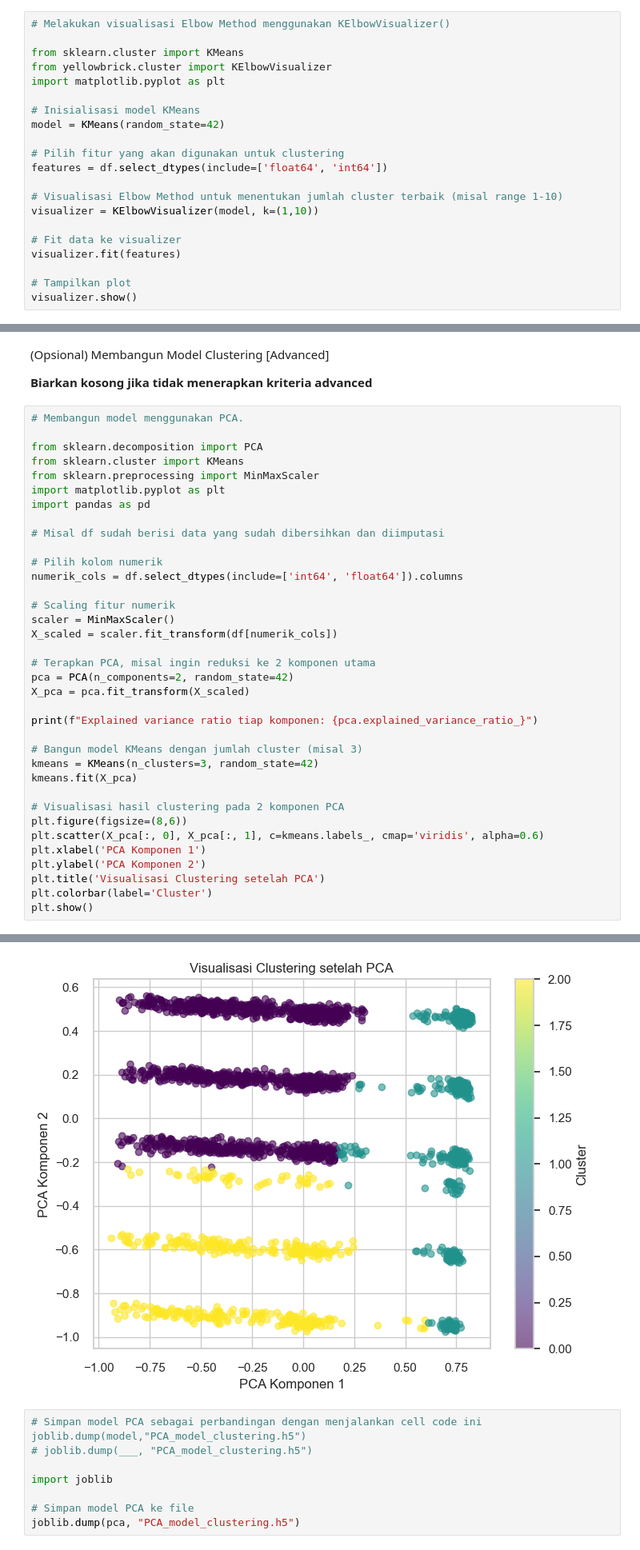
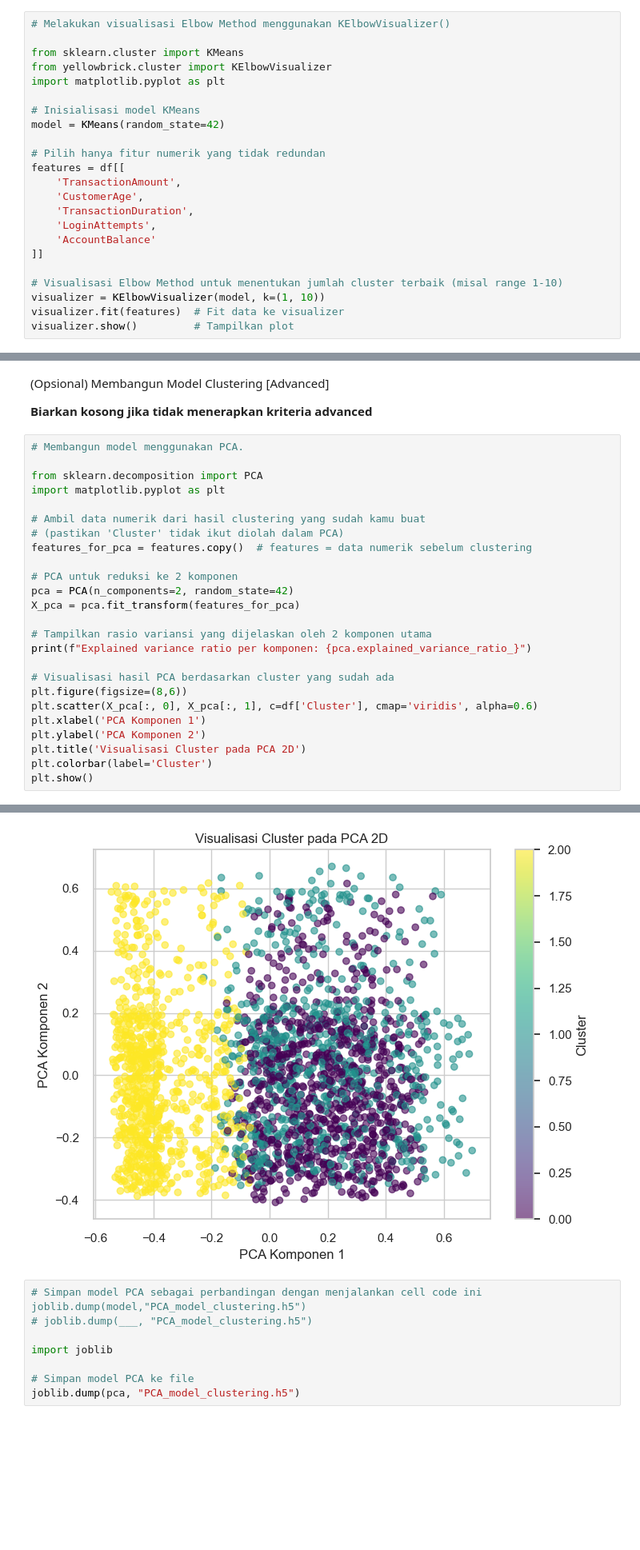
Before and after one commit to setiady16/BMLP_DIMAS-SETIADY, a Jupyter notebook: [Clustering]_Submission_Akhir_BMLP_Dimas_Setiady.ipynb, the cells around one changed output, grey strips where cells are left out. Shown at 80% size. Cells and saved outputs as stored; diff of their text form; blank space fills up the shorter version.

```diff
--- a/[Clustering]_Submission_Akhir_BMLP_Dimas_Setiady.ipynb
+++ b/[Clustering]_Submission_Akhir_BMLP_Dimas_Setiady.ipynb
@@ -778,15 +693,17 @@ import matplotlib.pyplot as plt
 # Inisialisasi model KMeans
 model = KMeans(random_state=42)
 
-# Pilih fitur yang akan digunakan untuk clustering
-features = df.select_dtypes(include=['float64', 'int64'])
+# Pilih hanya fitur numerik yang tidak redundan
+features = df[[
+    'TransactionAmount',
+    'CustomerAge',
+    'TransactionDuration',
+    'LoginAttempts',
+    'AccountBalance'
+]]
 
 # Visualisasi Elbow Method untuk menentukan jumlah cluster terbaik (misal range 1-10)
-visualizer = KElbowVisualizer(model, k=(1,10))
-
-# Fit data ke visualizer
-visualizer.fit(features)
-
-# Tampilkan plot
-visualizer.show()
+visualizer = KElbowVisualizer(model, k=(1, 10))
+visualizer.fit(features)  # Fit data ke visualizer
+visualizer.show()         # Tampilkan plot
 # %% [output]
@@ -915,36 +832,25 @@ plt.show()
 # Membangun model menggunakan PCA.
 
 from sklearn.decomposition import PCA
-from sklearn.cluster import KMeans
-from sklearn.preprocessing import MinMaxScaler
 import matplotlib.pyplot as plt
-import pandas as pd
 
-# Misal df sudah berisi data yang sudah dibersihkan dan diimputasi
+# Ambil data numerik dari hasil clustering yang sudah kamu buat
+# (pastikan 'Cluster' tidak ikut diolah dalam PCA)
+features_for_pca = features.copy()  # features = data numerik sebelum clustering
 
-# Pilih kolom numerik
-numerik_cols = df.select_dtypes(include=['int64', 'float64']).columns
+# PCA untuk reduksi ke 2 komponen
+pca = PCA(n_components=2, random_state=42)
+X_pca = pca.fit_transform(features_for_pca)
 
-# Scaling fitur numerik
-scaler = MinMaxScaler()
-X_scaled = scaler.fit_transform(df[numerik_cols])
+# Tampilkan rasio variansi yang dijelaskan oleh 2 komponen utama
+print(f"Explained variance ratio per komponen: {pca.explained_variance_ratio_}")
 
-# Terapkan PCA, misal ingin reduksi ke 2 komponen utama
-pca = PCA(n_components=2, random_state=42)
-X_pca = pca.fit_transform(X_scaled)
-
-print(f"Explained variance ratio tiap komponen: {pca.explained_variance_ratio_}")
-
-# Bangun model KMeans dengan jumlah cluster (misal 3)
-kmeans = KMeans(n_clusters=3, random_state=42)
-kmeans.fit(X_pca)
-
-# Visualisasi hasil clustering pada 2 komponen PCA
+# Visualisasi hasil PCA berdasarkan cluster yang sudah ada
 plt.figure(figsize=(8,6))
-plt.scatter(X_pca[:, 0], X_pca[:, 1], c=kmeans.labels_, cmap='viridis', alpha=0.6)
+plt.scatter(X_pca[:, 0], X_pca[:, 1], c=df['Cluster'], cmap='viridis', alpha=0.6)
 plt.xlabel('PCA Komponen 1')
 plt.ylabel('PCA Komponen 2')
-plt.title('Visualisasi Clustering setelah PCA')
+plt.title('Visualisasi Cluster pada PCA 2D')
 plt.colorbar(label='Cluster')
 plt.show()
 # %% [output]
@@ -952,4 +858,4 @@ Explained variance ratio tiap komponen: [0.219393   0.16780446]
-[figure, old version]
+[figure, new version]
 # %%
 # Simpan model PCA sebagai perbandingan dengan menjalankan cell code ini joblib.dump(model,"PCA_model_clustering.h5")
 # joblib.dump(___, "PCA_model_clustering.h5")
```
Also changed, not shown: parts of 51 cells of this notebook, 8 other files.
